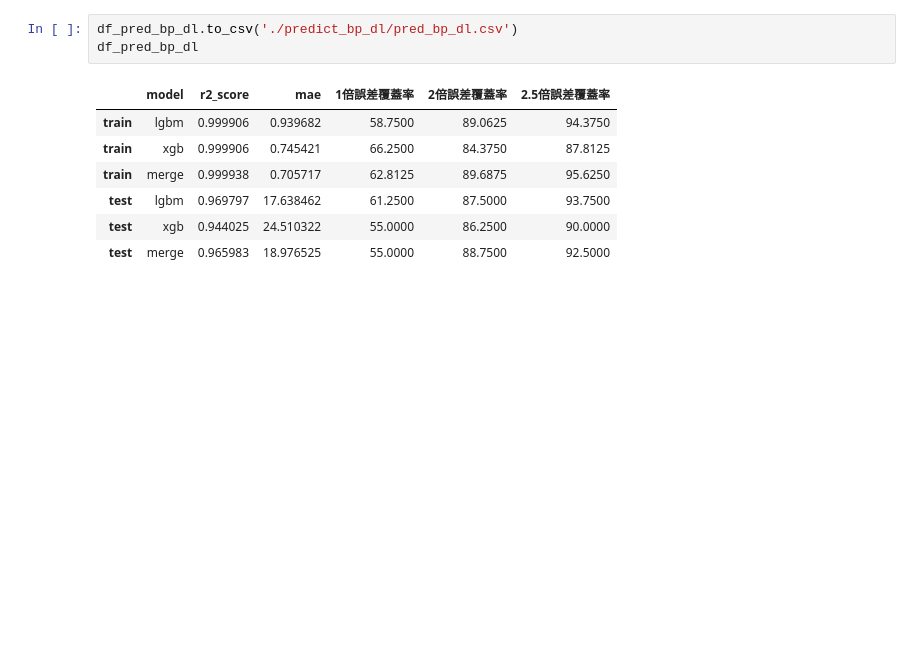
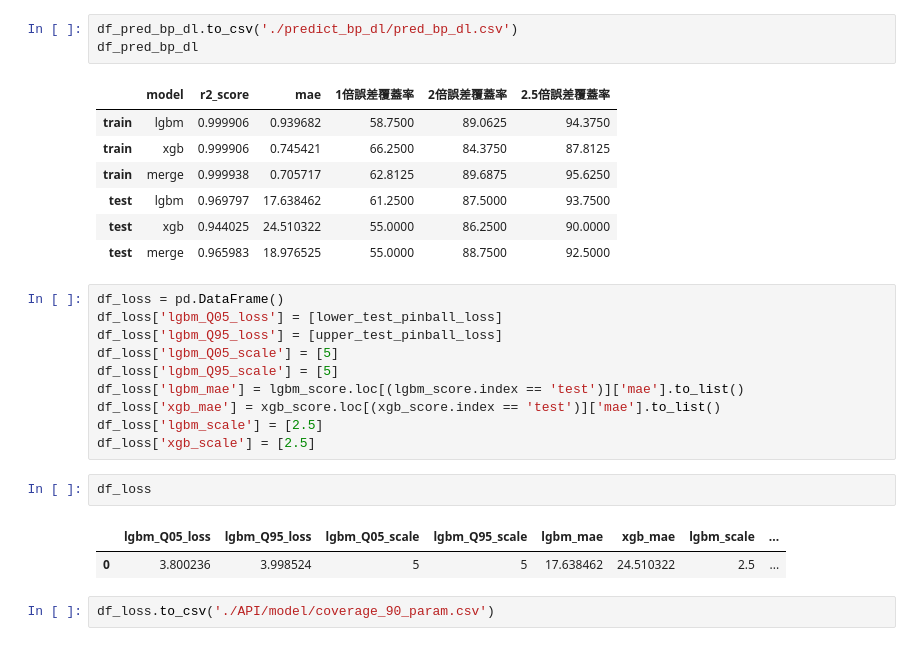
Before and after one commit to j189706783/predict_bp_dl, a Jupyter notebook: predict_bp_dl/predict_bp_dl.ipynb, the cells around one changed output. Saved outputs shown, nothing was run; the diff lists cells and outputs as text; blank space fills up the shorter version.

```diff
--- a/predict_bp_dl/predict_bp_dl.ipynb
+++ b/predict_bp_dl/predict_bp_dl.ipynb
@@ -289,3 +295,20 @@ df_pred_bp_dl
 | test | lgbm | 0.969797 | 17.638462 | 61.2500 | 87.5000 | 93.7500 |
 | test | xgb | 0.944025 | 24.510322 | 55.0000 | 86.2500 | 90.0000 |
 | test | merge | 0.965983 | 18.976525 | 55.0000 | 88.7500 | 92.5000 |
+# %%
+df_loss = pd.DataFrame()
+df_loss['lgbm_Q05_loss'] = [lower_test_pinball_loss]
+df_loss['lgbm_Q95_loss'] = [upper_test_pinball_loss]
+df_loss['lgbm_Q05_scale'] = [5]
+df_loss['lgbm_Q95_scale'] = [5]
+df_loss['lgbm_mae'] = lgbm_score.loc[(lgbm_score.index == 'test')]['mae'].to_list()
+df_loss['xgb_mae'] = xgb_score.loc[(xgb_score.index == 'test')]['mae'].to_list()
+df_loss['lgbm_scale'] = [2.5]
+df_loss['xgb_scale'] = [2.5]
+# %%
+df_loss
+# %% [output]
+|  | lgbm_Q05_loss | lgbm_Q95_loss | lgbm_Q05_scale | lgbm_Q95_scale | lgbm_mae | xgb_mae | lgbm_scale | ... |
+| 0 | 3.800236 | 3.998524 | 5 | 5 | 17.638462 | 24.510322 | 2.5 | ... |
+# %%
+df_loss.to_csv('./API/model/coverage_90_param.csv')
```
Also changed, not shown: parts of 3 cells of this notebook, 2 other files.
